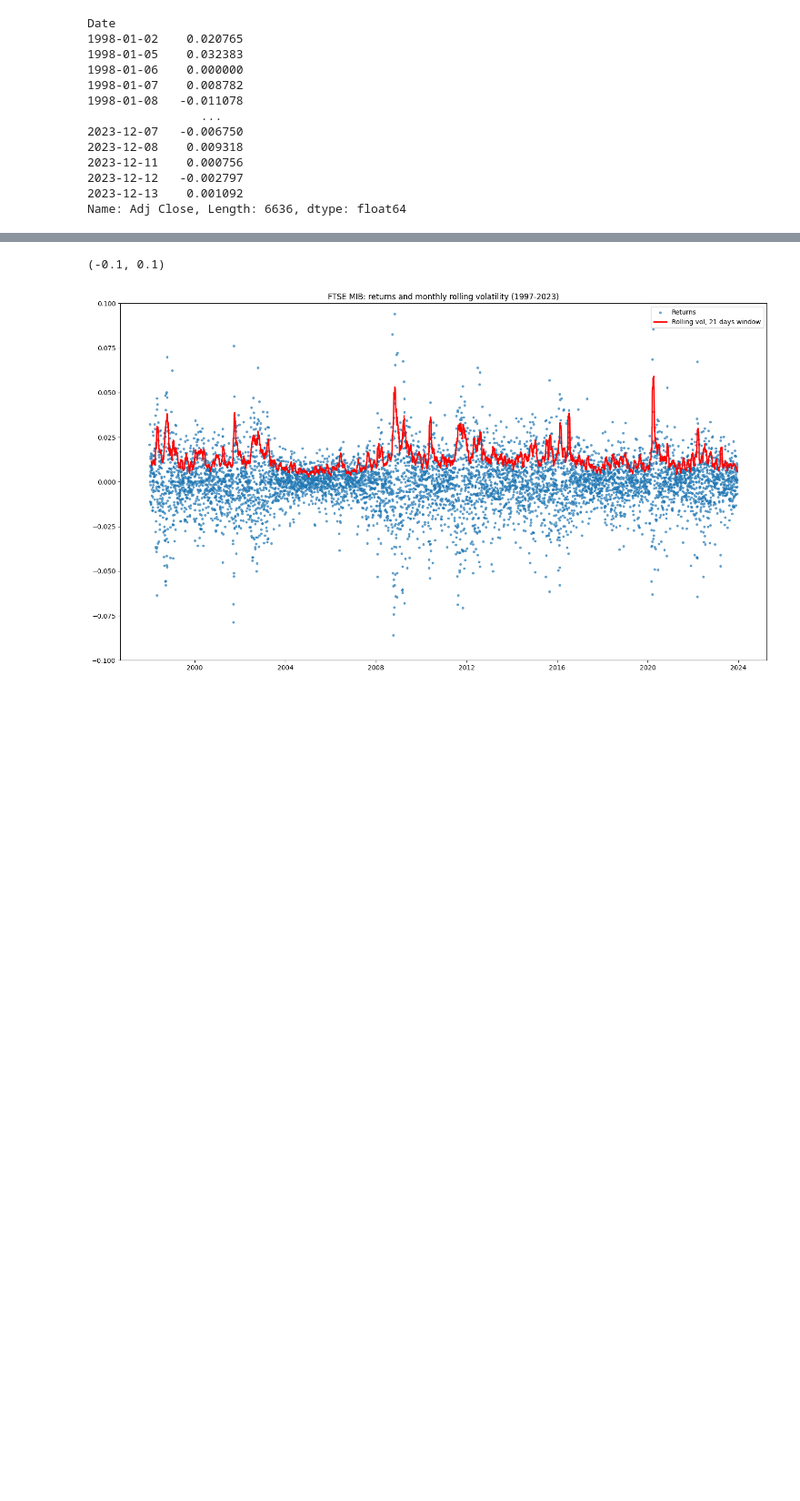
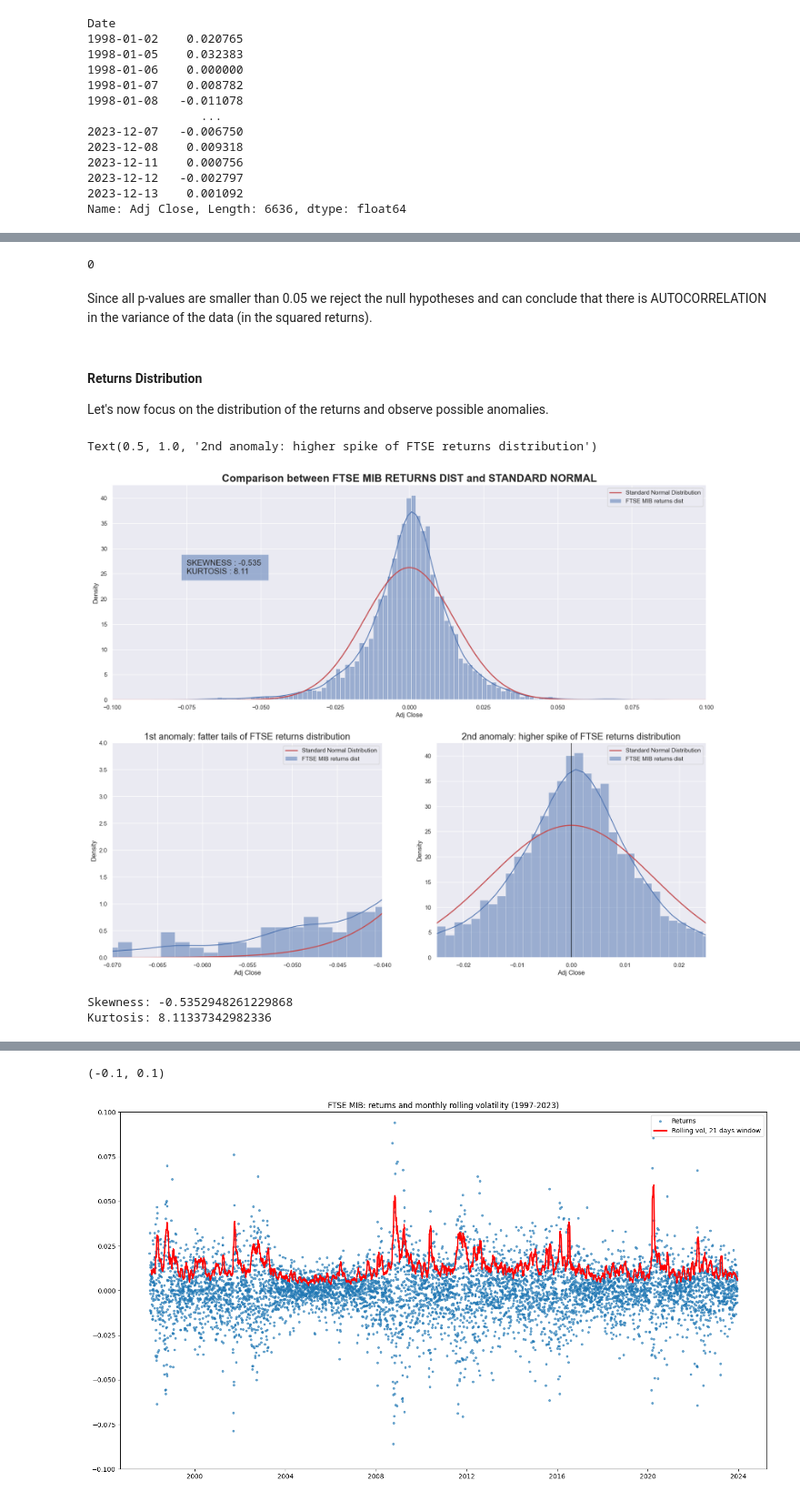
Before and after one commit to tommasograndi/market-vol-forecasting-with-GARCH-models, a Jupyter notebook: notebook.ipynb, the cells around one changed output, grey strips where cells are left out. Shown at 91% size. Drawn from its saved outputs; the diff is of its cells as text; code cells hidden in the pictures; blank space fills up the shorter version.

```diff
--- a/notebook.ipynb
+++ b/notebook.ipynb
@@ -48,0 +139,61 @@ Name: Adj Close, Length: 6636, dtype: float64
+# %%
+# check if any lag pvalue is statistically not significant
+(sm.stats.acorr_ljungbox(returns**2, lags=None, auto_lag=True)['lb_pvalue'] > 0.05).sum()
+# %% [output]
+0
+# %% [markdown]
+Since all p-values are smaller than 0.05 we reject the null hypotheses and can conclude that there is AUTOCORRELATION in the variance of the data (in the squared returns).
+# %% [markdown]
+#### Returns Distribution
+
+Let's now focus on the distribution of the returns and observe possible anomalies.
+# %%
+fig, axs = plt.subplots(2, 2, figsize=(20, 16))
+
+gs = fig.add_gridspec(2, 2)
+ax = fig.add_subplot(gs[0, :])
+axs[0, 0].set_yticks([])
+axs[0, 0].set_xticks([])
+axs[0, 1].set_xticks([])
+axs[0, 1].set_yticks([])
+
+
+sns.histplot(returns, stat='density', kde=True, label='FTSE MIB returns dist')
+ax.set_xlim([-0.10, 0.10])
+x = np.linspace(-0.1, 0.1, 1000)
+p = stats.norm.pdf(x, np.mean(returns), np.std(returns))
+ax.plot(x, p, 'r', linewidth=2, label='Standard Normal Distribution')
+ax.legend()
+ax.set_title('Comparison between FTSE MIB RETURNS DIST and STANDARD NORMAL', fontsize=20, fontweight='bold')
+ax.text(-0.075, 25, f'SKEWNESS : {returns.skew():.3} \nKURTOSIS : {returns.kurtosis():.3}', style='normal',
+        bbox={'alpha': 0.5, 'pad': 10}, fontsize=15)
+
+# Lower-left plot (focus on left fat tail)
+sns.histplot(returns, stat='density', kde=True, ax = axs[1, 0], label='FTSE MIB returns dist')
+axs[1, 0].set_xlim([-0.07, -0.04])
+axs[1, 0].set_ylim([0, 4])
+x = np.linspace(-0.07, -0.04, 10000)
+p = stats.norm.pdf(x, np.mean(returns), np.std(returns))
+axs[1, 0].plot(x, p, 'r', linewidth=2, label='Standard Normal Distribution')
+axs[1, 0].legend()
+axs[1, 0].set_title('1st anomaly: fatter tails of FTSE returns distribution', fontsize=17)
+
+
+# Lower-right plot (focus on the central leptokurticity)
+sns.histplot(returns, stat='density', kde=True, ax = axs[1, 1], label='FTSE MIB returns dist')
+axs[1, 1].set_xlim([-0.025, +0.025])
+axs[1, 1].axvline(0, c='black', alpha=0.4)
+x = np.linspace(-0.025, +0.025, 10000)
+p = stats.norm.pdf(x, np.mean(returns), np.std(returns))
+axs[1, 1].plot(x, p, 'r', linewidth=2, label='Standard Normal Distribution')
+axs[1, 1].axvline(0, c='black', alpha=0.4)
+axs[1, 1].legend()
+axs[1, 1].set_title('2nd anomaly: higher spike of FTSE returns distribution', fontsize=17)
+# %% [output]
+Text(0.5, 1.0, '2nd anomaly: higher spike of FTSE returns distribution')
+[figure, added]
+# %%
+print('Skewness:', returns.skew(), '\nKurtosis:', returns.kurtosis())
+# %% [output]
+Skewness: -0.5352948261229868
+Kurtosis: 8.11337342982336
```
Also changed, not shown: parts of 60 cells of this notebook, 1 other file.
